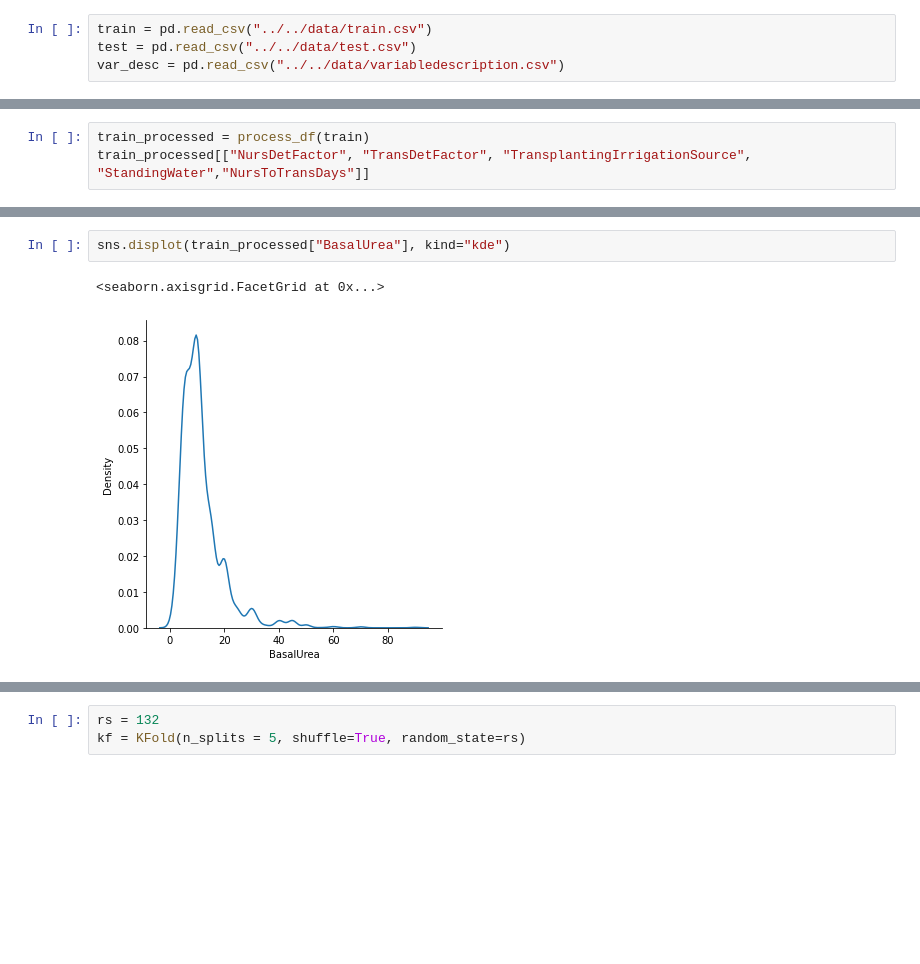
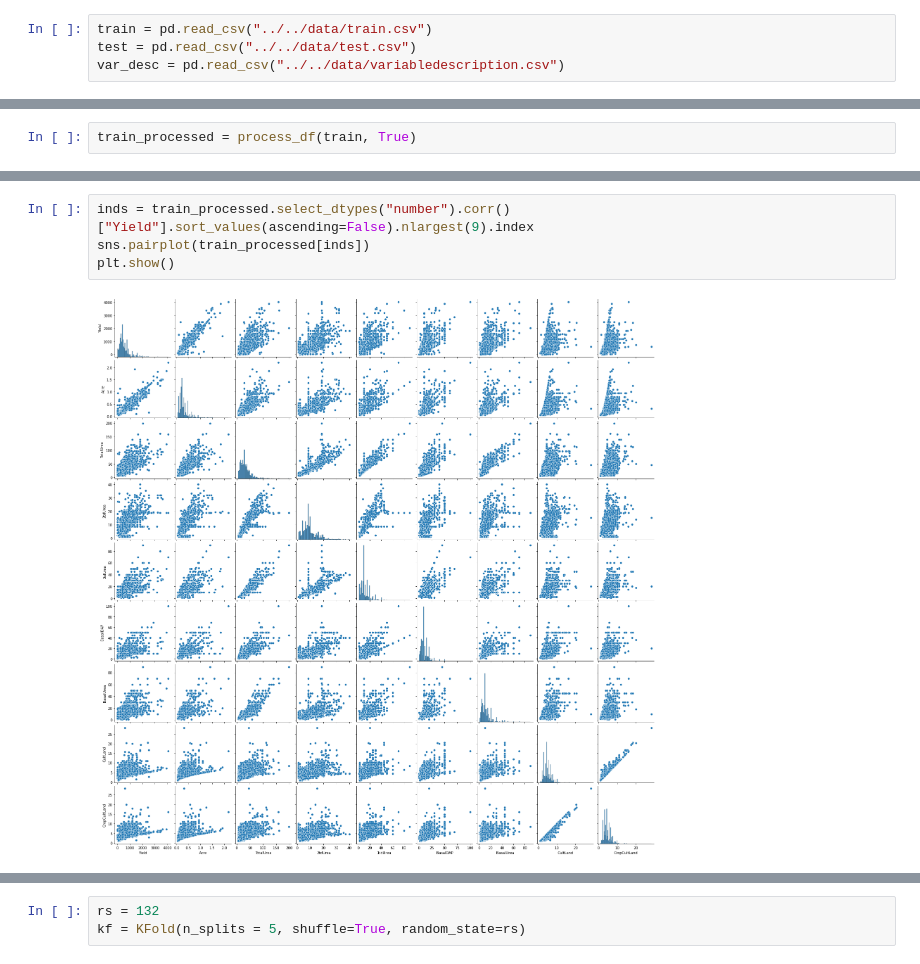
Before and after one commit to e-hokage777/Machine_Learning_Challenges, a Jupyter notebook: Zindi_Challenges/Digital_Green_Crop_Yield_Estimate_Challenge/notebooks/feature_engineering/Feature_Engineering_1.ipynb, the cells around one changed output, grey strips where cells are left out. Drawn from its saved outputs; the diff is of its cells as text; blank space fills up the shorter version.

```diff
--- a/Zindi_Challenges/Digital_Green_Crop_Yield_Estimate_Challenge/notebooks/feature_engineering/Feature_Engineering_1.ipynb
+++ b/Zindi_Challenges/Digital_Green_Crop_Yield_Estimate_Challenge/notebooks/feature_engineering/Feature_Engineering_1.ipynb
@@ -98,5 +214,4 @@ def process_df(df):
 
     return df
 # %%
-train_processed = process_df(train)
-train_processed[["NursDetFactor", "TransDetFactor", "TransplantingIrrigationSource", "StandingWater","NursToTransDays"]]
+train_processed = process_df(train, True)
@@ -136,6 +237,7 @@ NursToTransDays                          0
 dtype: int64
-# %%
-sns.displot(train_processed["BasalUrea"], kind="kde")
-# %% [output]
-<seaborn.axisgrid.FacetGrid at 0x...>
-[figure, removed]
+# %%
+inds = train_processed.select_dtypes("number").corr()["Yield"].sort_values(ascending=False).nlargest(9).index
+sns.pairplot(train_processed[inds])
+plt.show()
+# %% [output]
+[figure, added]
```
Also changed, not shown: parts of 15 cells of this notebook, 1 other file.
